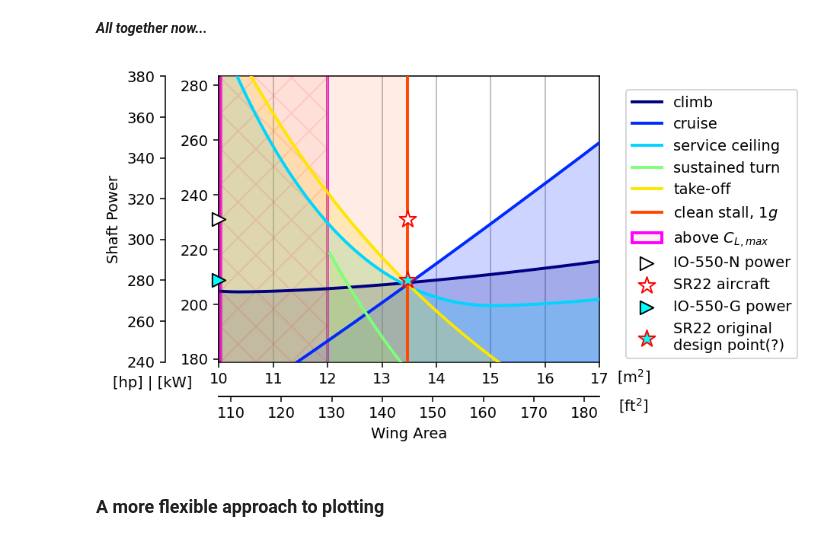
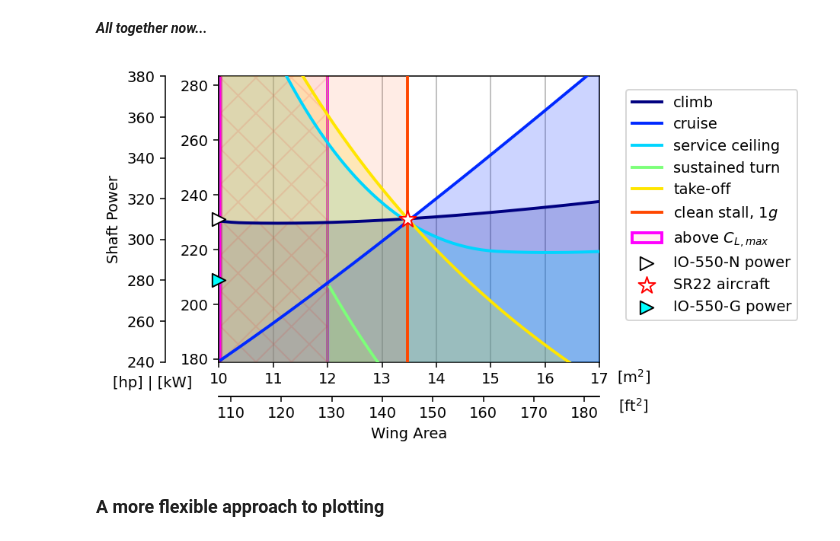
Before and after one commit to yaseen157/ADRpy, a Jupyter notebook: docs/ADRpy/notebooks/Example - Constraint Analysis of the Cirrus SR22.ipynb, the cells around one changed output. Drawn from its saved outputs; the diff is of its cells as text; code cells hidden in the pictures.

```diff
--- a/docs/ADRpy/notebooks/Example - Constraint Analysis of the Cirrus SR22.ipynb
+++ b/docs/ADRpy/notebooks/Example - Constraint Analysis of the Cirrus SR22.ipynb
@@ -46,6 +46,7 @@ designbrief = {
     "turnalt_m": 0, "turnspeed_ktas": 108, "stloadfactor": nturn,     # Sustained turn
     "climbalt_m": 0, "climbspeed_kias": 108, 'climbrate_fpm': 1_251,  # Climb
     "cruisealt_m": uc.ft_m(10e3), "cruisespeed_ktas": 182,            # Cruise
+    "cruisethrustfact": 0.73,                                         # Cruise throttle setting @ISA
     "servceil_m": uc.ft_m(20e3), "secclimbspd_kias": 90,              # Service Ceiling
     "vstallclean_kcas": vstall_kcas                                   # Stall, 1g
 }
@@ -287,31 +289,30 @@ In light of this, you might sensibly conclude that:
 # %% [markdown]
 ***All together now...***
 # %%
-# Estimating the originally designed performance of the SR22
+# Estimating the performance of the SR22
 io550g_ratedpower_w = uc.hp_W(280)
-eta_prop = {"cruise":0.88, "turn": 0.85, "climb": 0.71, "servceil": 0.65, "take-off": 0.45}
+eta_prop = {"climb": 0.61, "cruise": 0.89, "servceil": 0.535, "take-off": 0.39}
 
 # Update our design performance assumptions dictionary - we're confident now, like we were with 1g clean stall.
-designperformance.update({"eta_prop": eta_prop})
+designperformance.update({"eta_prop": eta_prop, "CDmin": 0.0208})
 
 # Package everything together into our most accurate picture of the SR22 concept yet
 concept = ca.AircraftConcept(
     brief=designbrief,
     design=designdefinition,
     performance=designperformance,
     atmosphere=designatm,
     propulsion=designpropulsion
 )
 
 fig, ax = plot_sr22(concept)
 
 common = {"fc": "cyan", "clip_on": False, "zorder": 100}
 ax.scatter(ax.get_xlim()[0], io550g_ratedpower_w, marker=">", ec="k", s=80, label="IO-550-G power", **common)
-ax.scatter(designarea_m2, io550g_ratedpower_w, marker="*", ec="r", s=140, label="SR22 original\ndesign point(?)", **common)
 
 ax.remake_legend();  # Refresh the legend with this custom method
 # %% [output]
-[figure, old version]
+[figure, new version]
 # %% [markdown]
 ### A more flexible approach to plotting
 # %% [markdown]
```
Also changed, not shown: parts of 29 cells of this notebook, 2 other files.
